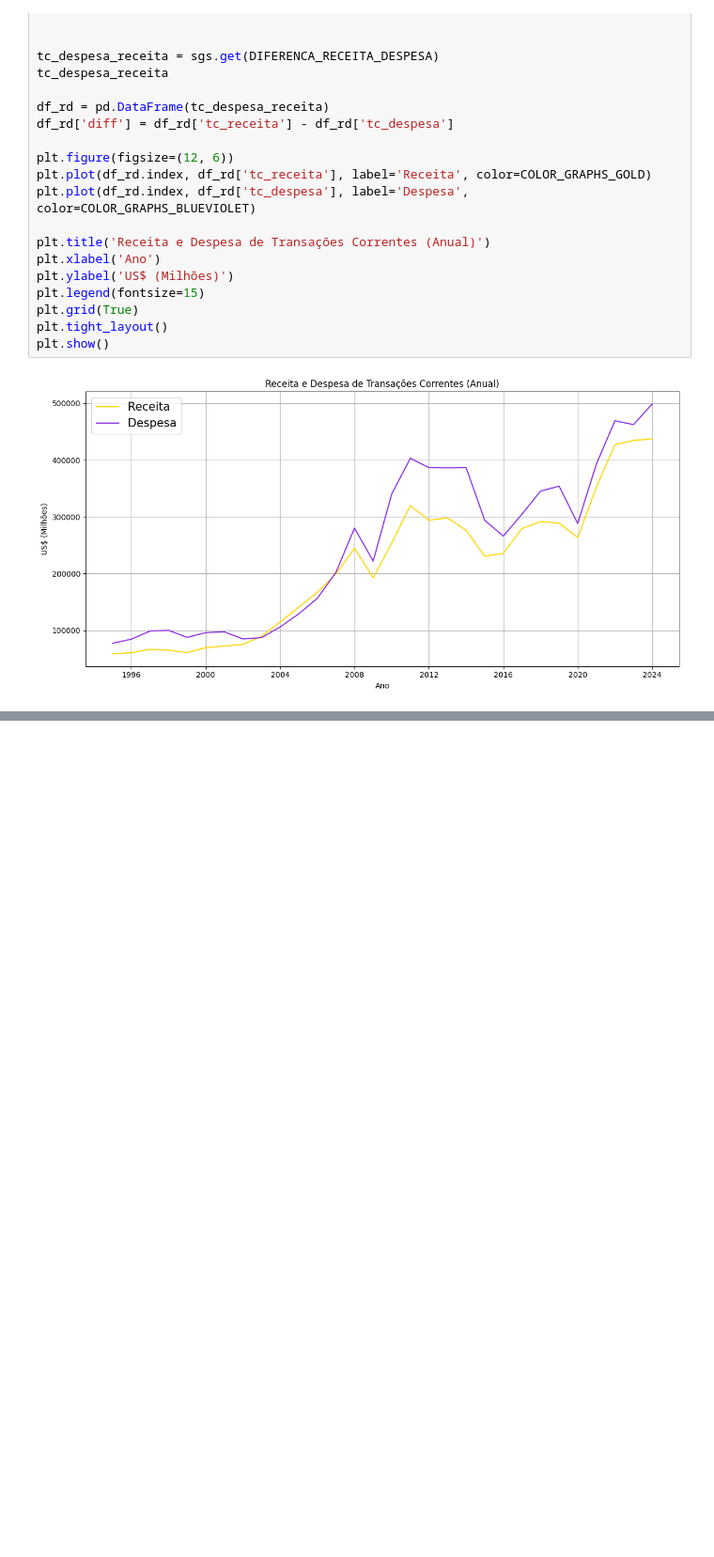
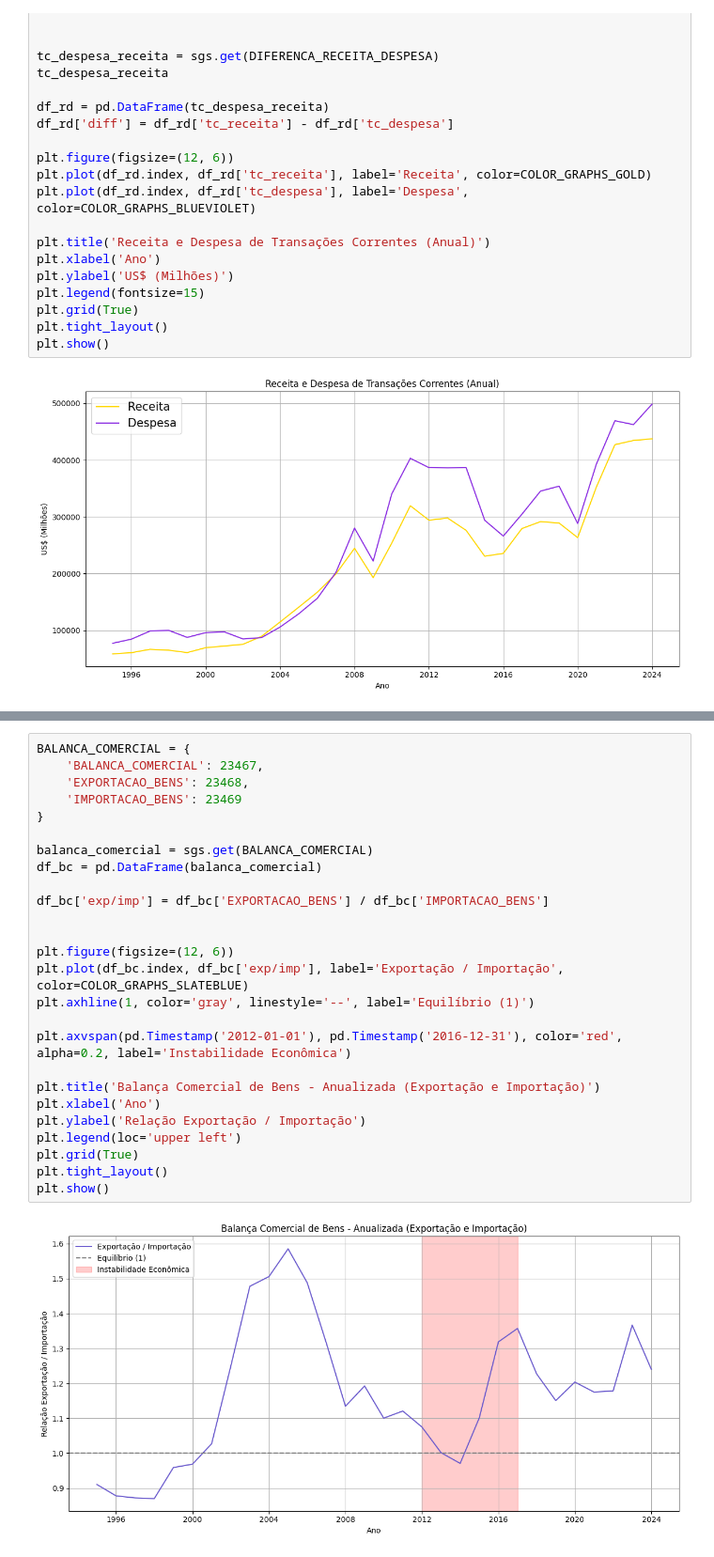
Before and after one commit to will787/transacoes-correntes-sgs-bcb, a Jupyter notebook: transaction.ipynb, the cells around one changed output, grey strips where cells are left out. Shown at 94% size. Cells and saved outputs as stored; diff of their text form; blank space fills up the shorter version.

```diff
--- a/transaction.ipynb
+++ b/transaction.ipynb
@@ -106,0 +119,28 @@ plt.show()
+# %%
+BALANCA_COMERCIAL = {
+    'BALANCA_COMERCIAL': 23467,
+    'EXPORTACAO_BENS': 23468,
+    'IMPORTACAO_BENS': 23469
+}
+
+balanca_comercial = sgs.get(BALANCA_COMERCIAL)
+df_bc = pd.DataFrame(balanca_comercial)
+
+df_bc['exp/imp'] = df_bc['EXPORTACAO_BENS'] / df_bc['IMPORTACAO_BENS']
+
+
+plt.figure(figsize=(12, 6))
+plt.plot(df_bc.index, df_bc['exp/imp'], label='Exportação / Importação', color=COLOR_GRAPHS_SLATEBLUE)
+plt.axhline(1, color='gray', linestyle='--', label='Equilíbrio (1)')
+
+plt.axvspan(pd.Timestamp('2012-01-01'), pd.Timestamp('2016-12-31'), color='red', alpha=0.2, label='Instabilidade Econômica')
+
+plt.title('Balança Comercial de Bens - Anualizada (Exportação e Importação)')
+plt.xlabel('Ano')
+plt.ylabel('Relação Exportação / Importação')
+plt.legend(loc='upper left')
+plt.grid(True)
+plt.tight_layout()
+plt.show()
+# %% [output]
+[figure, added]
```
Also changed, not shown: parts of 5 cells of this notebook.
